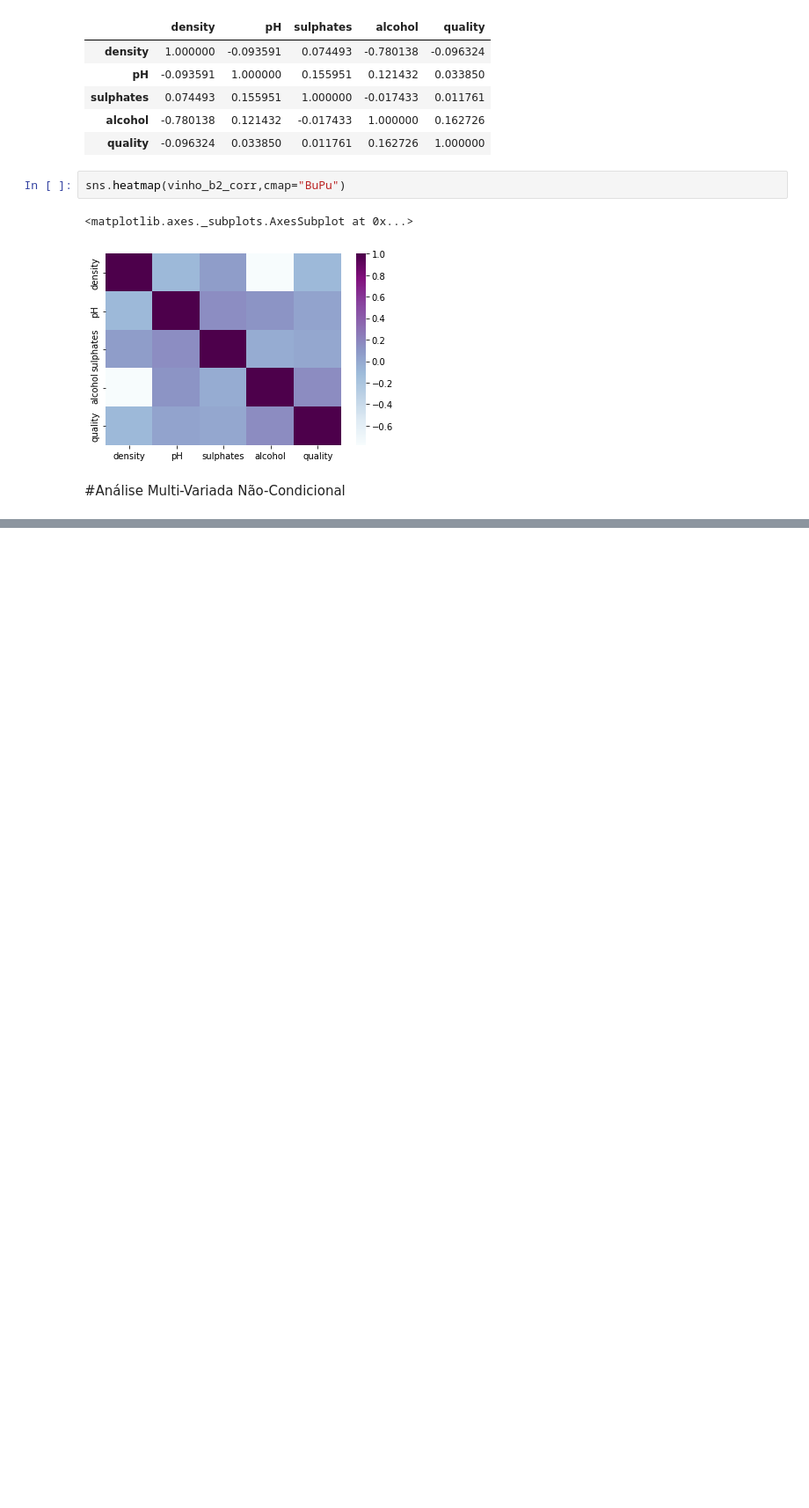
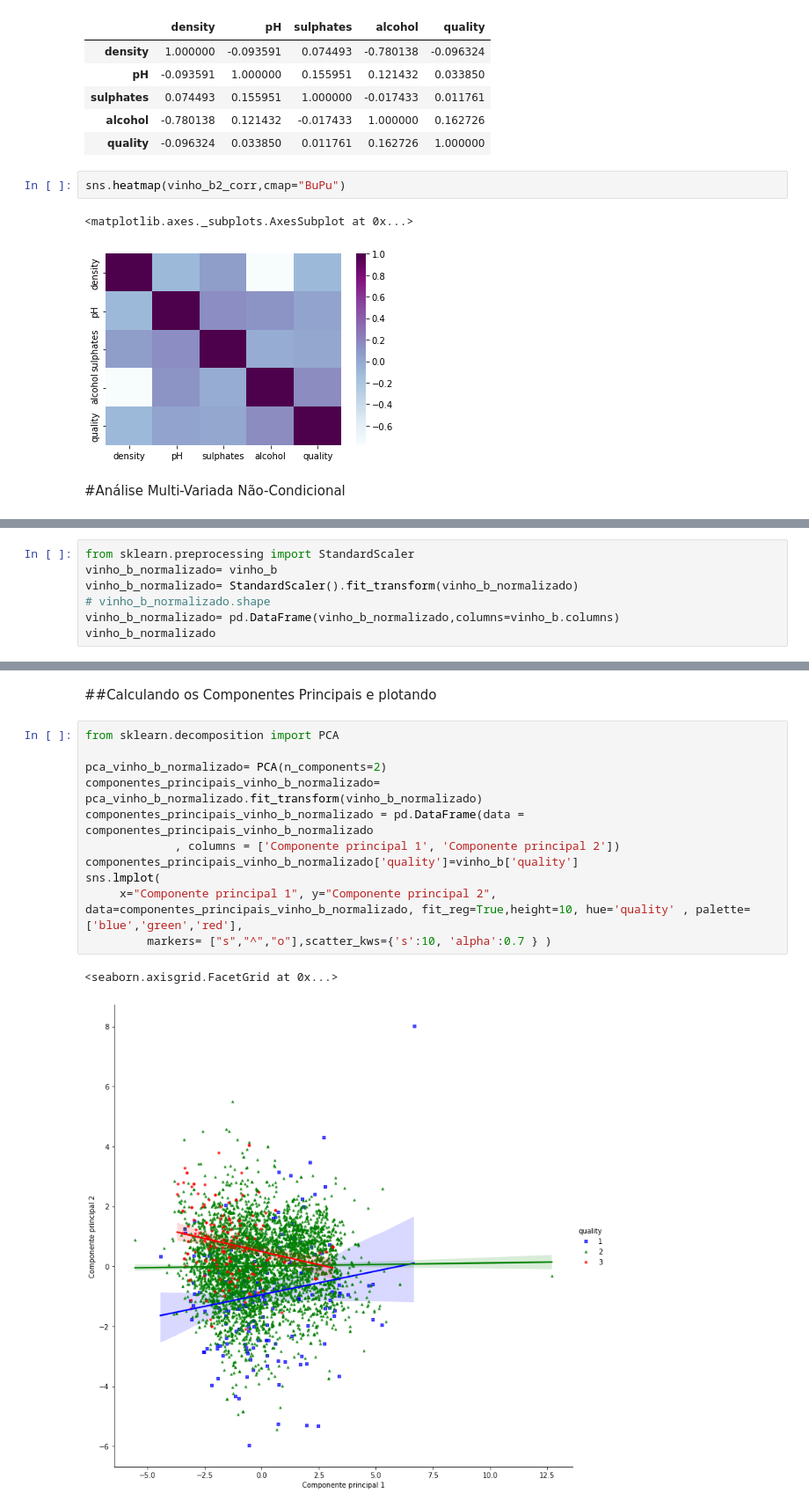
Before and after one commit to Arthurpbezerra/IcaHomework1, a Jupyter notebook: vinho.ipynb, the cells around one changed output, grey strips where cells are left out. Shown at 88% size. Drawn from its saved outputs; the diff is of its cells as text; blank space fills up the shorter version.

```diff
--- a/vinho.ipynb
+++ b/vinho.ipynb
@@ -889,0 +858,7 @@ sns.heatmap(vinho_b2_corr,cmap="BuPu")
+# %%
+from sklearn.preprocessing import StandardScaler
+vinho_b_normalizado= vinho_b
+vinho_b_normalizado= StandardScaler().fit_transform(vinho_b_normalizado)
+# vinho_b_normalizado.shape
+vinho_b_normalizado= pd.DataFrame(vinho_b_normalizado,columns=vinho_b.columns)
+vinho_b_normalizado
@@ -889,0 +879,16 @@ sns.heatmap(vinho_b2_corr,cmap="BuPu")
+# %% [markdown]
+##Calculando os Componentes Principais e plotando
+# %%
+from sklearn.decomposition import PCA
+
+pca_vinho_b_normalizado= PCA(n_components=2)
+componentes_principais_vinho_b_normalizado= pca_vinho_b_normalizado.fit_transform(vinho_b_normalizado)
+componentes_principais_vinho_b_normalizado = pd.DataFrame(data = componentes_principais_vinho_b_normalizado
+             , columns = ['Componente principal 1', 'Componente principal 2'])
+componentes_principais_vinho_b_normalizado['quality']=vinho_b['quality']
+sns.lmplot(
+     x="Componente principal 1", y="Componente principal 2", data=componentes_principais_vinho_b_normalizado, fit_reg=True,height=10, hue='quality' , palette=['blue','green','red'],
+         markers= ["s","^","o"],scatter_kws={'s':10, 'alpha':0.7 } )
+# %% [output]
+<seaborn.axisgrid.FacetGrid at 0x...>
+[figure, added]
```
Also changed, not shown: parts of 31 cells of this notebook.
